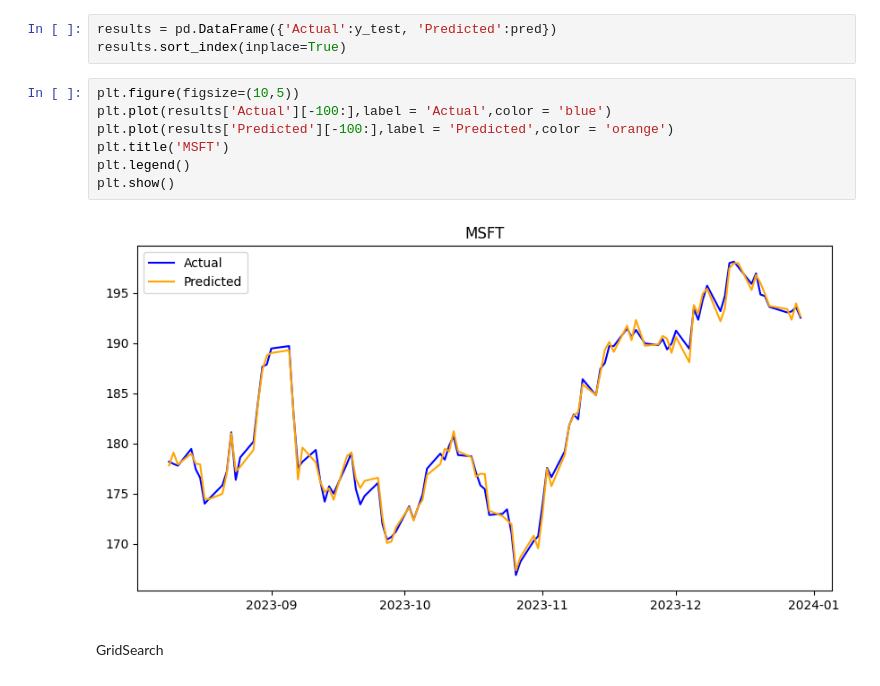
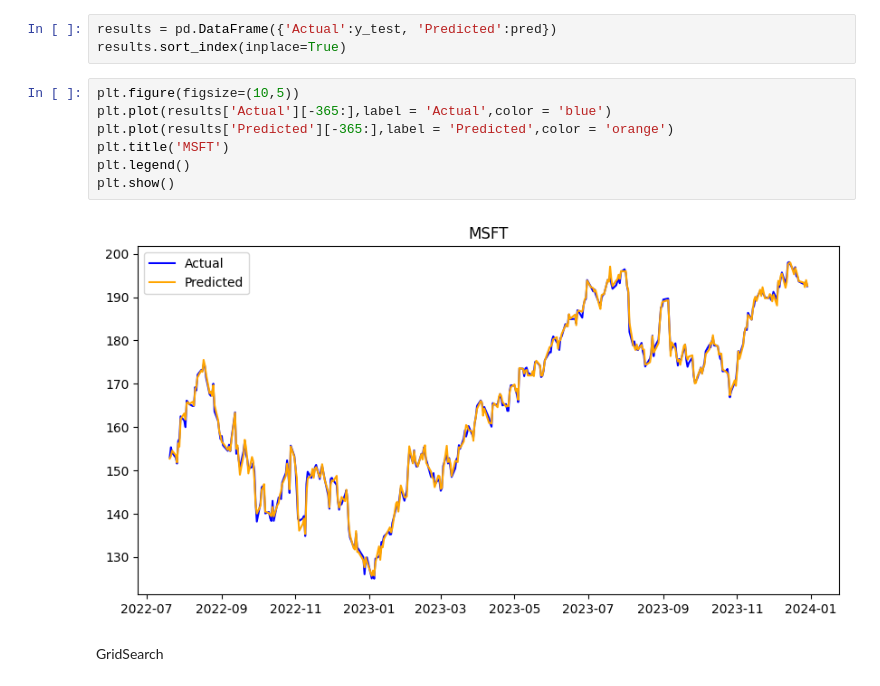
Before and after one commit to Pearlcentt/Group18-ML-StockPricePrediciton, a Jupyter notebook: linear regression/LinearRegression.ipynb, the cells around one changed output. Drawn from its saved outputs; the diff is of its cells as text.

```diff
--- a/linear regression/LinearRegression.ipynb
+++ b/linear regression/LinearRegression.ipynb
@@ -152,13 +152,13 @@ results = pd.DataFrame({'Actual':y_test, 'Predicted':pred})
 results.sort_index(inplace=True)
 # %%
 plt.figure(figsize=(10,5))
-plt.plot(results['Actual'][-100:],label = 'Actual',color = 'blue')
-plt.plot(results['Predicted'][-100:],label = 'Predicted',color = 'orange')
+plt.plot(results['Actual'][-365:],label = 'Actual',color = 'blue')
+plt.plot(results['Predicted'][-365:],label = 'Predicted',color = 'orange')
 plt.title('MSFT')
 plt.legend()
 plt.show()
 # %% [output]
-[figure, old version]
+[figure, new version]
 # %% [markdown]
 GridSearch
 # %%
```
Also changed, not shown: parts of 4 cells of this notebook.
